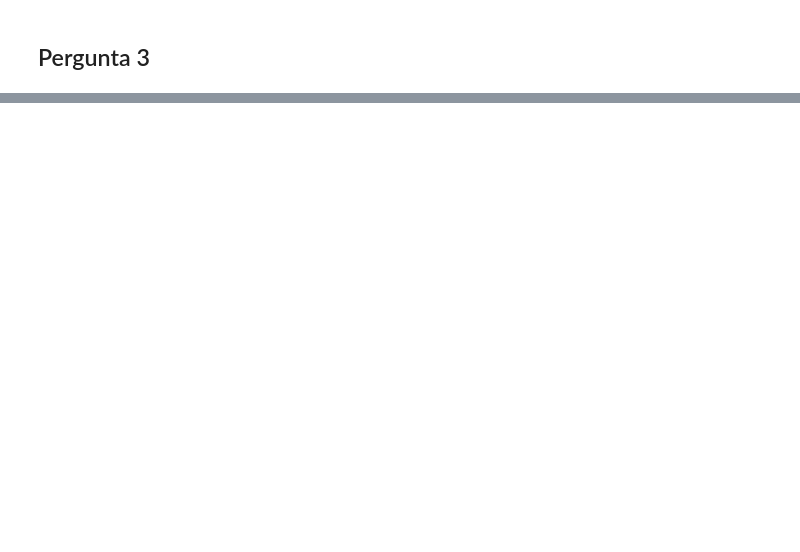
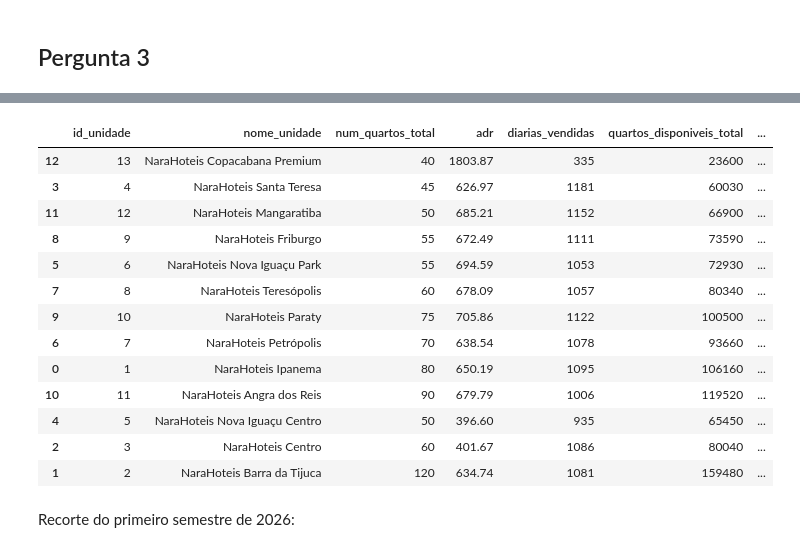
Before and after one commit to IanSeedd/Narahoteis, a Jupyter notebook: notebooks/consulta/consulta.ipynb, the cells around one changed output, grey strips where cells are left out. Drawn from its saved outputs; the diff is of its cells as text; code cells hidden in the pictures; blank space fills up the shorter version.

```diff
--- a/notebooks/consulta/consulta.ipynb
+++ b/notebooks/consulta/consulta.ipynb
@@ -78,0 +279,18 @@ print(l_sup_fat, l_inf_fat)
+# %%
+df_diarias_vendidas = df_no_cancel.groupby('id_unidade')['qtd_diarias'].sum().reset_index(name='diarias_vendidas')
+
+df_dias_unidade = df_no_cancel.groupby('id_unidade').agg(
+    min_checkin=('data_checkin', 'min'),
+    max_checkout=('data_checkout', 'max')
+).reset_index()
+# .days para extrair apenas o número inteiro do Deltatime, subtração de data
+# Resumindo esse valor é a quantidade de diarias disponiveis
+df_dias_unidade['dias_operacao'] = (df_dias_unidade['max_checkout'] - df_dias_unidade['min_checkin']).dt.days
+
+df_revpar = pd.merge(df_adr, df_diarias_vendidas, on='id_unidade')
+
+# Total de quartos disponíveis no período histórico
+df_revpar['quartos_disponiveis_total'] = df_revpar['num_quartos_total'] * df_dias_unidade['dias_operacao']
+
+# Taxa de Ocupação (% das diárias vendidas sobre a capacidade total do período), sem porcentagem para o calculo
+df_revpar['taxa_ocupacao'] = (df_revpar['diarias_vendidas'] / df_revpar['quartos_disponiveis_total'])
@@ -78,0 +308,19 @@ print(l_sup_fat, l_inf_fat)
+# %%
+df_revpar.sort_values(by='faturamento_revpar', ascending=False)
+# %% [output]
+|  | id_unidade | nome_unidade | num_quartos_total | adr | diarias_vendidas | quartos_disponiveis_total | ... |
+| 12 | 13 | NaraHoteis Copacabana Premium | 40 | 1803.87 | 335 | 23600 | ... |
+| 3 | 4 | NaraHoteis Santa Teresa | 45 | 626.97 | 1181 | 60030 | ... |
+| 11 | 12 | NaraHoteis Mangaratiba | 50 | 685.21 | 1152 | 66900 | ... |
+| 8 | 9 | NaraHoteis Friburgo | 55 | 672.49 | 1111 | 73590 | ... |
+| 5 | 6 | NaraHoteis Nova Iguaçu Park | 55 | 694.59 | 1053 | 72930 | ... |
+| 7 | 8 | NaraHoteis Teresópolis | 60 | 678.09 | 1057 | 80340 | ... |
+| 9 | 10 | NaraHoteis Paraty | 75 | 705.86 | 1122 | 100500 | ... |
+| 6 | 7 | NaraHoteis Petrópolis | 70 | 638.54 | 1078 | 93660 | ... |
+| 0 | 1 | NaraHoteis Ipanema | 80 | 650.19 | 1095 | 106160 | ... |
+| 10 | 11 | NaraHoteis Angra dos Reis | 90 | 679.79 | 1006 | 119520 | ... |
+| 4 | 5 | NaraHoteis Nova Iguaçu Centro | 50 | 396.60 | 935 | 65450 | ... |
+| 2 | 3 | NaraHoteis Centro | 60 | 401.67 | 1086 | 80040 | ... |
+| 1 | 2 | NaraHoteis Barra da Tijuca | 120 | 634.74 | 1081 | 159480 | ... |
+# %% [markdown]
+Recorte do primeiro semestre de 2026:
```
Also changed, not shown: parts of 67 cells of this notebook, 1 other file.
